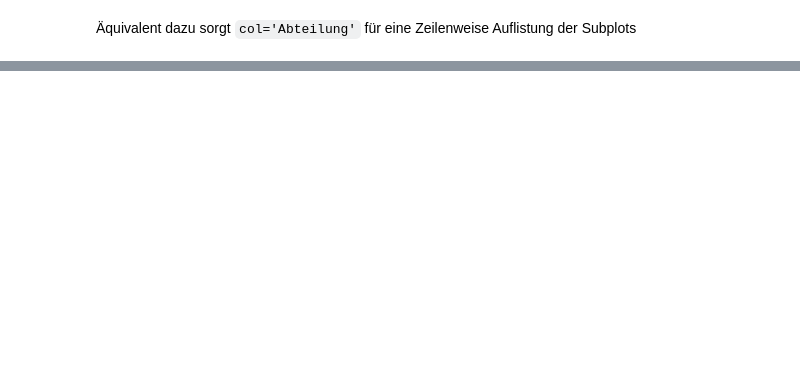
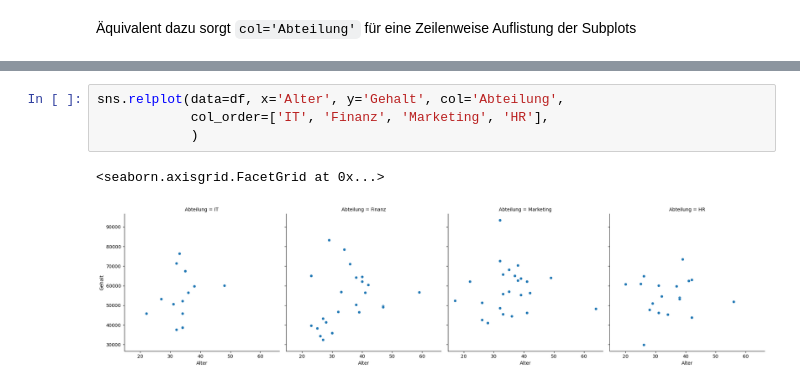
Before and after one commit to EikeSuemper/Meine-Lernreise-Aktuariat-QuantFinance, a Jupyter notebook: 01_Grundlagen/Python/Seaborn.ipynb, the cells around one changed output, grey strips where cells are left out. Drawn from its saved outputs; the diff is of its cells as text; blank space fills up the shorter version.

```diff
--- a/01_Grundlagen/Python/Seaborn.ipynb
+++ b/01_Grundlagen/Python/Seaborn.ipynb
@@ -156,0 +160,7 @@ plt.show()
+# %%
+sns.relplot(data=df, x='Alter', y='Gehalt', col='Abteilung',
+            col_order=['IT', 'Finanz', 'Marketing', 'HR'],
+            )
+# %% [output]
+<seaborn.axisgrid.FacetGrid at 0x...>
+[figure, added]
```
Also changed, not shown: parts of 12 cells of this notebook.
